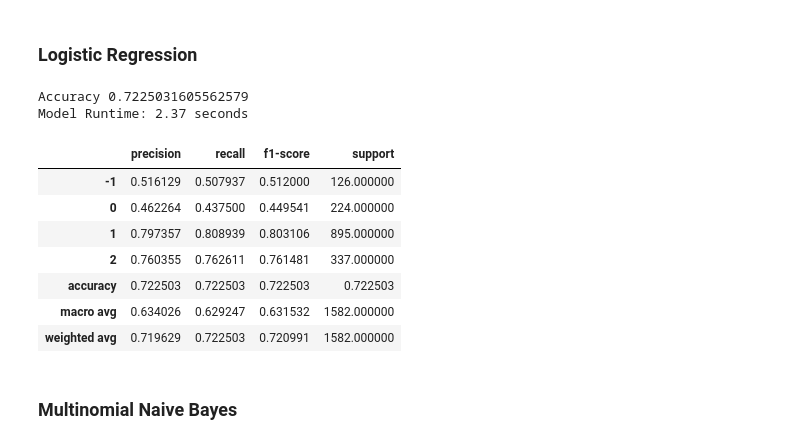
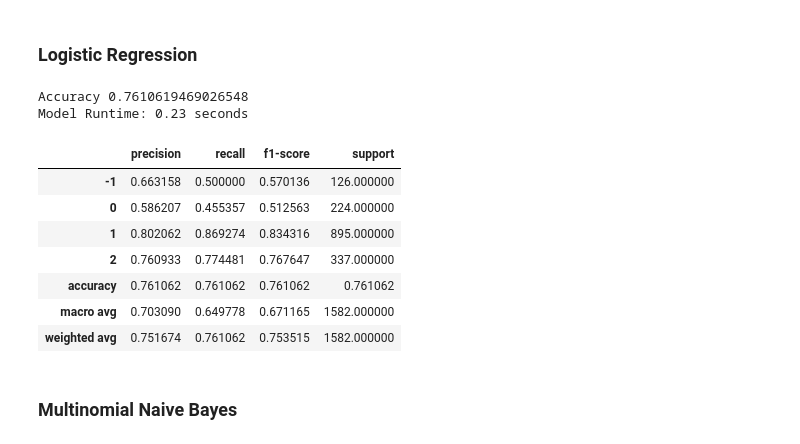
Before and after one commit to Lizette95/Team_RM5_ClassificationPredict_Notebook, a Jupyter notebook: Team_RM5_ClassificationNotebook.ipynb, the cells around one changed output. Saved outputs shown, nothing was run; the diff lists cells and outputs as text; code cells hidden in the pictures.

```diff
--- a/Team_RM5_ClassificationNotebook.ipynb
+++ b/Team_RM5_ClassificationNotebook.ipynb
@@ -1024,28 +935,29 @@ The rise of impact investment has caused companies to focus on generating positi
 #instantiate Sentiment analyzer
 sid = SentimentIntensityAnalyzer()
 
-# create function to determine if sentiment is positive, nuetral or negative
 def sent_decider(compound):
-  neutral_point = 0.00
-  if compound > neutral_point:
-    return 'positive'#1
-  elif compound < -neutral_point:
-    return 'negative' #-1
-  else:
-    return 'neutral'#0
+    """
+    Function to determine if sentiment is positive, nuetral or negative.
+    """
+    neutral_point = 0.00
+    if compound > neutral_point:
+        return 'positive'#1
+    elif compound < -neutral_point:
+        return 'negative' #-1
+    else:
+        return 'neutral'#0
 
-#Get sentiment
+# Get sentiment
 dropped_rows['scores'] = dropped_rows['message'].apply(lambda review: sid.polarity_scores(review))
 dropped_rows['compound']  = dropped_rows['scores'].apply(lambda score_dict: score_dict['compound'])
 dropped_rows['comp_score'] = dropped_rows['compound'].apply(sent_decider)
 
-#Plots
+# Plots
 
 fig, axis = plt.subplots(ncols=2, figsize=(20, 5))
 counts = (dropped_rows.groupby(['comp_score'])['sentiment'].value_counts(normalize=True).rename('percentage_tweets').mul(100).reset_index())
 
-ax = sns.barplot(x="comp_score", y="percentage_tweets", palette='winter',
-                hue="sentiment", data=counts, ax=axis[0])
+ax = sns.barplot(x="comp_score", y="percentage_tweets", palette='winter', hue="sentiment", data=counts, ax=axis[0])
 put_numbers_on_bars(ax)
 axis[0].set_xlabel('Vader Sentiment')
 axis[0].set_ylabel('Tweets (%)')
@@ -1053,7 +965,7 @@ axis[0].set_title('Dropped Retweets per Vader Sentiment',fontsize=14)
 
 counts = (dropped_rows.groupby(['sentiment'])['comp_score'].value_counts(normalize=True).rename('percentage_tweets').mul(100).reset_index())
 
-ax = sns.barplot(x="sentiment", y="percentage_tweets", palette='winter',hue="comp_score", data=counts, ax=axis[1])
+ax = sns.barplot(x="sentiment", y="percentage_tweets", palette='winter', hue="comp_score", data=counts, ax=axis[1])
 put_numbers_on_bars(ax)
 axis[1].set_xlabel('Sentiment Class')
 axis[1].set_ylabel('Tweets (%)')
@@ -1061,13 +973,13 @@ axis[1].set_title('Dropped Retweets per Sentiment Class',fontsize=14)
 
 fig, axis = plt.subplots(ncols=2, figsize=(20, 5))
 
-ax = sns.countplot(x='comp_score',data=dropped_rows,palette='winter',hue='sentiment',ax=axis[0])
+ax = sns.countplot(x='comp_score', data=dropped_rows, palette='winter', hue='sentiment', ax=axis[0])
 axis[0].set_title('Dropped Retweets Per Vader Sentiment',fontsize=14)
 axis[0].set_xlabel('Vader Sentiment')
 axis[0].set_ylabel('Tweets')
 put_numbers_on_bars(ax)
 
-ax = sns.countplot(x='sentiment',data=dropped_rows,palette='winter',hue='comp_score',ax=axis[1])
+ax = sns.countplot(x='sentiment', data=dropped_rows, palette='winter', hue='comp_score', ax=axis[1])
 axis[1].set_title('Dropped Retweets Per Sentiment Class',fontsize=14)
 axis[1].set_xlabel('Sentiment Class')
 axis[1].set_ylabel('Tweets')
@@ -1080,15 +992,15 @@ plt.show()
 fig, axis = plt.subplots(ncols=3, figsize=(20, 5))
 axis = axis.flat
 
-(dropped_rows['comp_score'].value_counts().plot.pie(autopct='%1.1f%%',colormap='winter_r',ax=axis[0]))
+(dropped_rows['comp_score'].value_counts().plot.pie(autopct='%1.1f%%', colormap='winter_r', ax=axis[0]))
 axis[0].set_title('Proportion of Dropped Retweets Per Vader Sentiment',fontsize=14)
 axis[0].set_ylabel('')
 
-(dropped_rows['sentiment'].value_counts().plot.pie(autopct='%1.1f%%',colormap='winter_r',ax=axis[1]))
+(dropped_rows['sentiment'].value_counts().plot.pie(autopct='%1.1f%%', colormap='winter_r', ax=axis[1]))
 axis[1].set_title('Proportion of Dropped Retweets Per Sentiment Class',fontsize=14)
 axis[1].set_ylabel('')
 
-(dropped_rows['comp_score'].value_counts().plot.pie(autopct='%1.1f%%',colormap='winter_r',ax=axis[2]))
+(dropped_rows['comp_score'].value_counts().plot.pie(autopct='%1.1f%%', colormap='winter_r', ax=axis[2]))
 axis[2].set_title('Proportion of Pro-Climate Change \n Dropped Retweets Per Vader Sentiment',fontsize=14)
 axis[2].set_ylabel('')
 plt.show()
@@ -1315,30 +1203,30 @@ X_val = vectorizer.transform(X_val)
 ### Logistic Regression
 # %%
 modelstart = time.time()
-logreg = LogisticRegression(n_jobs=1, C=1e5, random_state=42, multi_class='ovr')
+logreg = LogisticRegression(C=1000, multi_class='ovr', solver='saga', random_state=42, max_iter=10)
 logreg.fit(X_train, y_train)
 y_pred = logreg.predict(X_val)
 logreg_f1 = round(f1_score(y_val, y_pred, average='weighted'),2)
 print('Accuracy %s' % accuracy_score(y_pred, y_val))
 print("Model Runtime: %0.2f seconds"%((time.time() - modelstart)))
 report = classification_report(y_val, y_pred, output_dict=True)
 results = pd.DataFrame(report).transpose()
 #results.to_csv("logreg_report.csv")
 results
 # model_save_path = "logreg_model.pkl"
 # with open(model_save_path,'wb') as file:
 #     pickle.dump(logreg,file)
 # %% [output]
-Accuracy 0.7225031605562579
-Model Runtime: 2.37 seconds
+Accuracy 0.7610619469026548
+Model Runtime: 0.23 seconds
 |  | precision | recall | f1-score | support |
-| -1 | 0.516129 | 0.507937 | 0.512000 | 126.000000 |
-| 0 | 0.462264 | 0.437500 | 0.449541 | 224.000000 |
-| 1 | 0.797357 | 0.808939 | 0.803106 | 895.000000 |
-| 2 | 0.760355 | 0.762611 | 0.761481 | 337.000000 |
-| accuracy | 0.722503 | 0.722503 | 0.722503 | 0.722503 |
-| macro avg | 0.634026 | 0.629247 | 0.631532 | 1582.000000 |
-| weighted avg | 0.719629 | 0.722503 | 0.720991 | 1582.000000 |
+| -1 | 0.663158 | 0.500000 | 0.570136 | 126.000000 |
+| 0 | 0.586207 | 0.455357 | 0.512563 | 224.000000 |
+| 1 | 0.802062 | 0.869274 | 0.834316 | 895.000000 |
+| 2 | 0.760933 | 0.774481 | 0.767647 | 337.000000 |
+| accuracy | 0.761062 | 0.761062 | 0.761062 | 0.761062 |
+| macro avg | 0.703090 | 0.649778 | 0.671165 | 1582.000000 |
+| weighted avg | 0.751674 | 0.761062 | 0.753515 | 1582.000000 |
 # %%
 # con_mat = plot_confusion_matrix(y_val, y_pred, normalize=True,figsize=(8,8),cmap='winter_r')
 # con_mat.figure.savefig('imgs/logreg_con_mat.png')
```
Also changed, not shown: parts of 69 cells of this notebook.
